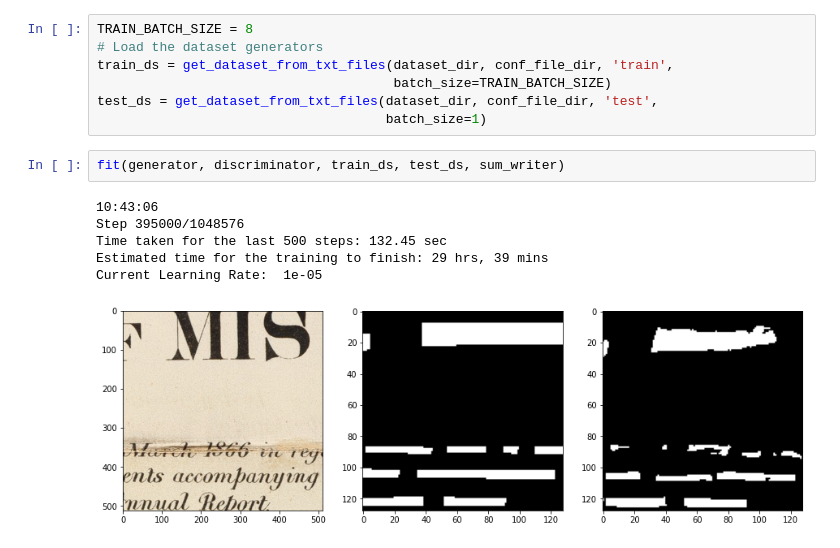
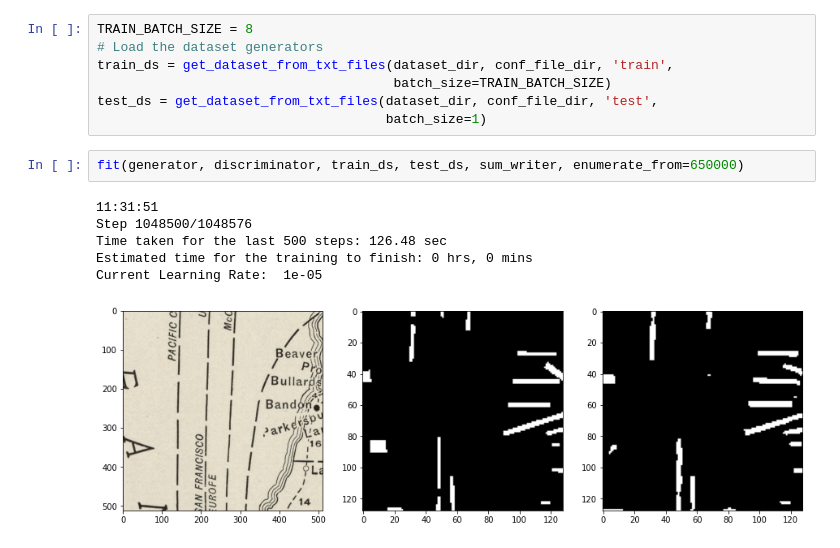
Before and after one commit to gerasimos-matidis/MapTD_TF2, a Jupyter notebook: GAN_train.ipynb, the cells around one changed output. Saved outputs shown, nothing was run; the diff lists cells and outputs as text.

```diff
--- a/GAN_train.ipynb
+++ b/GAN_train.ipynb
@@ -243,11 +243,11 @@ train_ds = get_dataset_from_txt_files(dataset_dir, conf_file_dir, 'train',
 test_ds = get_dataset_from_txt_files(dataset_dir, conf_file_dir, 'test',
                                      batch_size=1)
 # %%
-fit(generator, discriminator, train_ds, test_ds, sum_writer)
+fit(generator, discriminator, train_ds, test_ds, sum_writer, enumerate_from=650000)
 # %% [output]
-10:43:06
-Step 395000/1048576
-Time taken for the last 500 steps: 132.45 sec
-Estimated time for the training to finish: 29 hrs, 39 mins
+11:31:51
+Step 1048500/1048576
+Time taken for the last 500 steps: 126.48 sec
+Estimated time for the training to finish: 0 hrs, 0 mins
 Current Learning Rate:  1e-05
-[figure, old version]
+[figure, new version]
```
